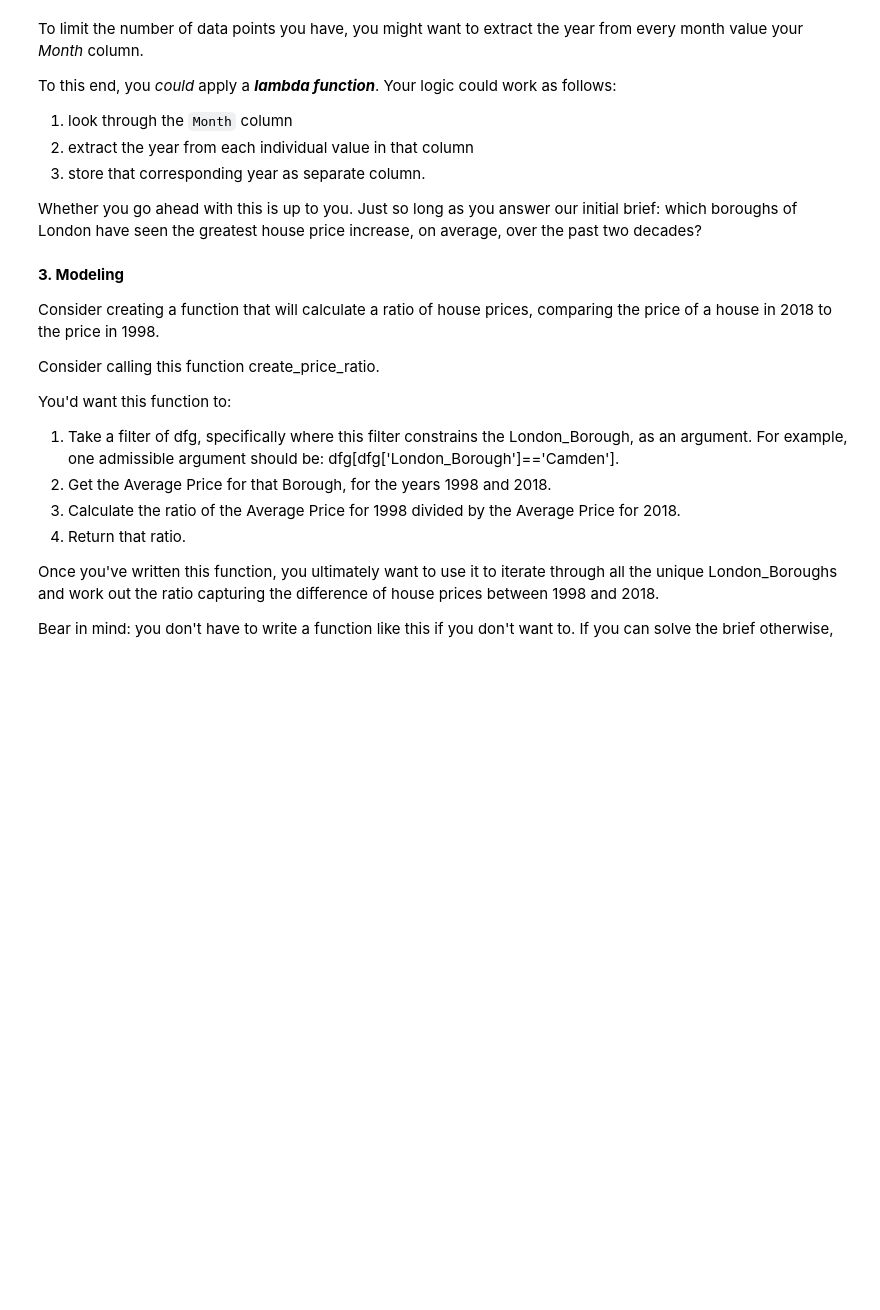
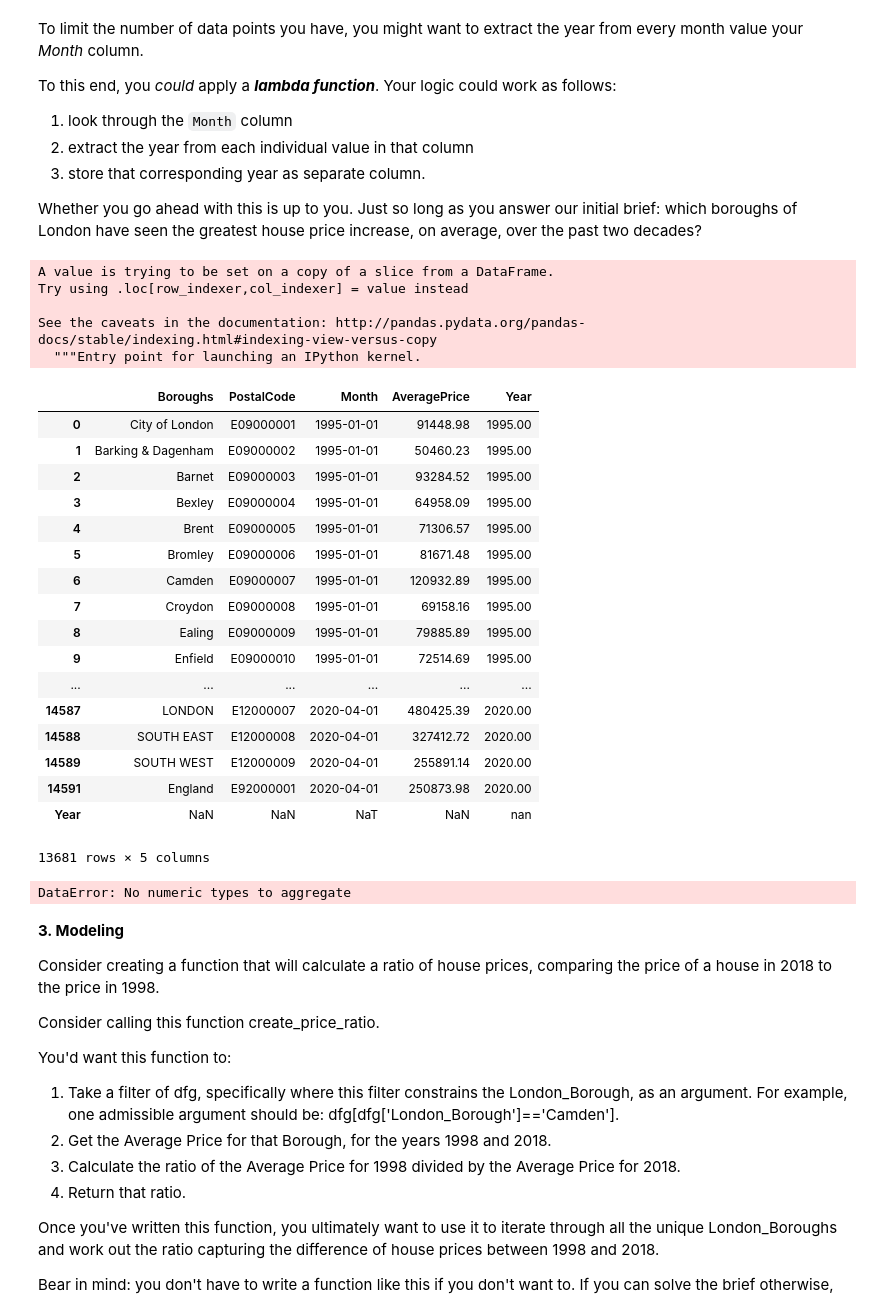
Before and after one commit to smaxwell953/Springboard_DSC_Career_Track, a Jupyter notebook: 04.03_Unit_4_Challenge_-_Tier_3.ipynb, the cells around one changed output. Cells and saved outputs as stored; diff of their text form; code cells hidden in the pictures; blank space fills up the shorter version.

```diff
--- a/04.03_Unit_4_Challenge_-_Tier_3.ipynb
+++ b/04.03_Unit_4_Challenge_-_Tier_3.ipynb
@@ -252,2 +243,6 @@ You might need to **melt** your DataFrame here.
 # %% [markdown]
 Remember to make sure your column data types are all correct. Average prices, for example, should be floating point numbers...
+# %%
+pd.to_numeric(properties_melt_2['AveragePrice']) # convert everything to float values
+pd.options.display.float_format = '{:.2f}'.format
+properties_melt_2
@@ -270,6 +313,37 @@ To this end, you *could* apply a ***lambda function***. Your logic could work as
 3. store that corresponding year as separate column.
 
 Whether you go ahead with this is up to you. Just so long as you answer our initial brief: which boroughs of London have seen the greatest house price increase, on average, over the past two decades?
+# %%
+properties_clean['Year'] = properties_clean['Month'].apply(lambda t: t.year)
+properties_clean
+# %% [output]
+A value is trying to be set on a copy of a slice from a DataFrame.
+Try using .loc[row_indexer,col_indexer] = value instead
+
+See the caveats in the documentation: http://pandas.pydata.org/pandas-docs/stable/indexing.html#indexing-view-versus-copy
+  """Entry point for launching an IPython kernel.
+|  | Boroughs | PostalCode | Month | AveragePrice | Year |
+| 0 | City of London | E09000001 | 1995-01-01 | 91448.98 | 1995.00 |
+| 1 | Barking & Dagenham | E09000002 | 1995-01-01 | 50460.23 | 1995.00 |
+| 2 | Barnet | E09000003 | 1995-01-01 | 93284.52 | 1995.00 |
+| 3 | Bexley | E09000004 | 1995-01-01 | 64958.09 | 1995.00 |
+| 4 | Brent | E09000005 | 1995-01-01 | 71306.57 | 1995.00 |
+| 5 | Bromley | E09000006 | 1995-01-01 | 81671.48 | 1995.00 |
+| 6 | Camden | E09000007 | 1995-01-01 | 120932.89 | 1995.00 |
+| 7 | Croydon | E09000008 | 1995-01-01 | 69158.16 | 1995.00 |
+| 8 | Ealing | E09000009 | 1995-01-01 | 79885.89 | 1995.00 |
+| 9 | Enfield | E09000010 | 1995-01-01 | 72514.69 | 1995.00 |
+| ... | ... | ... | ... | ... | ... |
+| 14587 | LONDON | E12000007 | 2020-04-01 | 480425.39 | 2020.00 |
+| 14588 | SOUTH EAST | E12000008 | 2020-04-01 | 327412.72 | 2020.00 |
+| 14589 | SOUTH WEST | E12000009 | 2020-04-01 | 255891.14 | 2020.00 |
+| 14591 | England | E92000001 | 2020-04-01 | 250873.98 | 2020.00 |
+| Year | NaN | NaN | NaT | NaN | nan |
+13681 rows × 5 columns
+# %%
+properties_clean = properties_clean.groupby(by=['Boroughs', 'Year']).mean()
+# %% [output]
+DataError: No numeric types to aggregate
 # %% [markdown]
 **3. Modeling**
 
```
Also changed, not shown: parts of 16 cells of this notebook.
